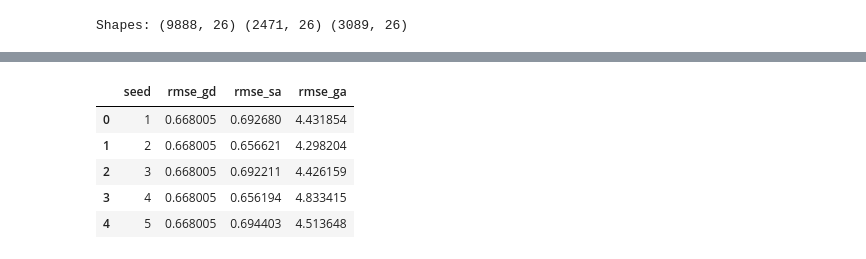
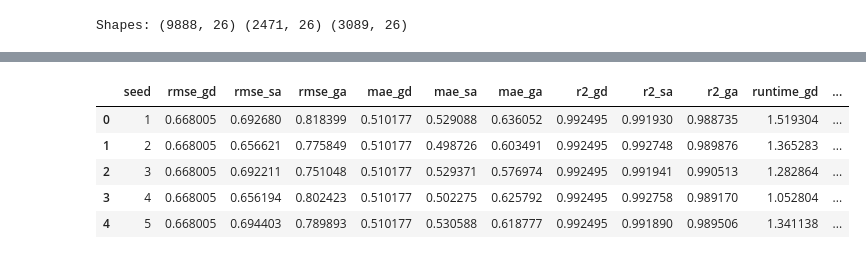
Before and after one commit to Lagpi/Bioinspired_Alg, a Jupyter notebook: BioInsp_alg.ipynb, the cells around one changed output, grey strips where cells are left out. Saved outputs shown, nothing was run; the diff lists cells and outputs as text; code cells hidden in the pictures.

```diff
--- a/BioInsp_alg.ipynb
+++ b/BioInsp_alg.ipynb
@@ -648,30 +687,64 @@ plt.show()
 # %%
 # Cell 15 — Optional: quick robustness check (repeat ONLY the final optimizers on the fixed best subset)
 
 def run_optimizers_on_subset(seed: int) -> Dict:
     Xtr = X_train[:, best_idx]
     Xte = X_test[:, best_idx]
 
+    # GD
+    start = time.time()
     w_gd, _ = fit_gd(Xtr, y_train, GDConfig(lr=0.05, steps=2500, l2=0.0))
-    rmse_gd = rmse(y_test, add_bias(Xte) @ w_gd)
+    runtime_gd = time.time() - start
+    pred_gd = add_bias(Xte) @ w_gd
 
+    # SA
+    start = time.time()
     w_sa, _ = fit_sa(Xtr, y_train, SAConfig(steps=4000, T0=1.0, alpha=0.997, step_sigma=0.05, seed=seed))
-    rmse_sa = rmse(y_test, add_bias(Xte) @ w_sa)
+    runtime_sa = time.time() - start
+    pred_sa = add_bias(Xte) @ w_sa
 
-    w_ga, _ = fit_ga(Xtr, y_train, GAConfig(pop_size=60, generations=120, seed=seed))
-    rmse_ga = rmse(y_test, add_bias(Xte) @ w_ga)
+    # GA
+    start = time.time()
+    w_ga, _ = fit_ga(
+        Xtr, y_train,
+        GAConfig(
+            pop_size=100,
+            generations=250,
+            elite=6,
+            mutation_rate=0.3,
+            mutation_sigma=0.1,
+            init_sigma=0.1,
+            seed=seed
+        )
+    )
+    runtime_ga = time.time() - start
+    pred_ga = add_bias(Xte) @ w_ga
 
-    return {"seed": seed, "rmse_gd": rmse_gd, "rmse_sa": rmse_sa, "rmse_ga": rmse_ga}
+    return {
+        "seed": seed,
+        "rmse_gd": np.sqrt(mean_squared_error(y_test, pred_gd)),
+        "rmse_sa": np.sqrt(mean_squared_error(y_test, pred_sa)),
+        "rmse_ga": np.sqrt(mean_squared_error(y_test, pred_ga)),
+        "mae_gd": mean_absolute_error(y_test, pred_gd),
+        "mae_sa": mean_absolute_error(y_test, pred_sa),
+        "mae_ga": mean_absolute_error(y_test, pred_ga),
+        "r2_gd": r2_score(y_test, pred_gd),
+        "r2_sa": r2_score(y_test, pred_sa),
+        "r2_ga": r2_score(y_test, pred_ga),
+        "runtime_gd": runtime_gd,
+        "runtime_sa": runtime_sa,
+        "runtime_ga": runtime_ga,
+    }
 
 seeds = [1, 2, 3, 4, 5]
 rob = pd.DataFrame([run_optimizers_on_subset(s) for s in seeds])
 rob
 # %% [output]
-|  | seed | rmse_gd | rmse_sa | rmse_ga |
-| 0 | 1 | 0.668005 | 0.692680 | 4.431854 |
-| 1 | 2 | 0.668005 | 0.656621 | 4.298204 |
-| 2 | 3 | 0.668005 | 0.692211 | 4.426159 |
-| 3 | 4 | 0.668005 | 0.656194 | 4.833415 |
-| 4 | 5 | 0.668005 | 0.694403 | 4.513648 |
+|  | seed | rmse_gd | rmse_sa | rmse_ga | mae_gd | mae_sa | mae_ga | r2_gd | r2_sa | r2_ga | runtime_gd | ... |
+| 0 | 1 | 0.668005 | 0.692680 | 0.818399 | 0.510177 | 0.529088 | 0.636052 | 0.992495 | 0.991930 | 0.988735 | 1.519304 | ... |
+| 1 | 2 | 0.668005 | 0.656621 | 0.775849 | 0.510177 | 0.498726 | 0.603491 | 0.992495 | 0.992748 | 0.989876 | 1.365283 | ... |
+| 2 | 3 | 0.668005 | 0.692211 | 0.751048 | 0.510177 | 0.529371 | 0.576974 | 0.992495 | 0.991941 | 0.990513 | 1.282864 | ... |
+| 3 | 4 | 0.668005 | 0.656194 | 0.802423 | 0.510177 | 0.502275 | 0.625792 | 0.992495 | 0.992758 | 0.989170 | 1.052804 | ... |
+| 4 | 5 | 0.668005 | 0.694403 | 0.789893 | 0.510177 | 0.530588 | 0.618777 | 0.992495 | 0.991890 | 0.989506 | 1.341138 | ... |
 # %%
 # Cell 16 — Optional: robustness INCLUDING ACO (slower)
```
Also changed, not shown: parts of 7 cells of this notebook.
